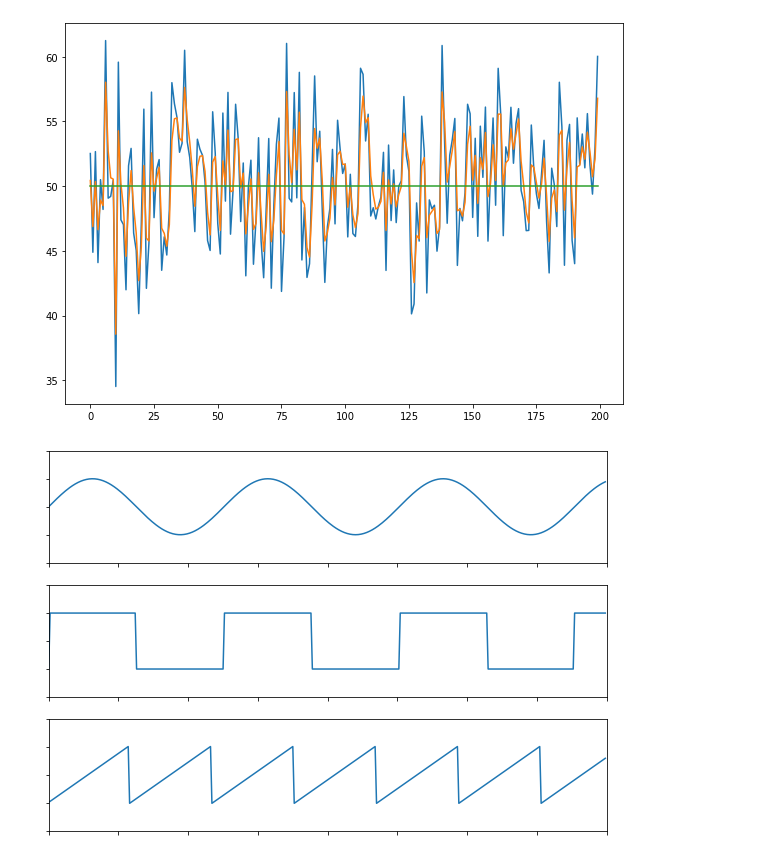
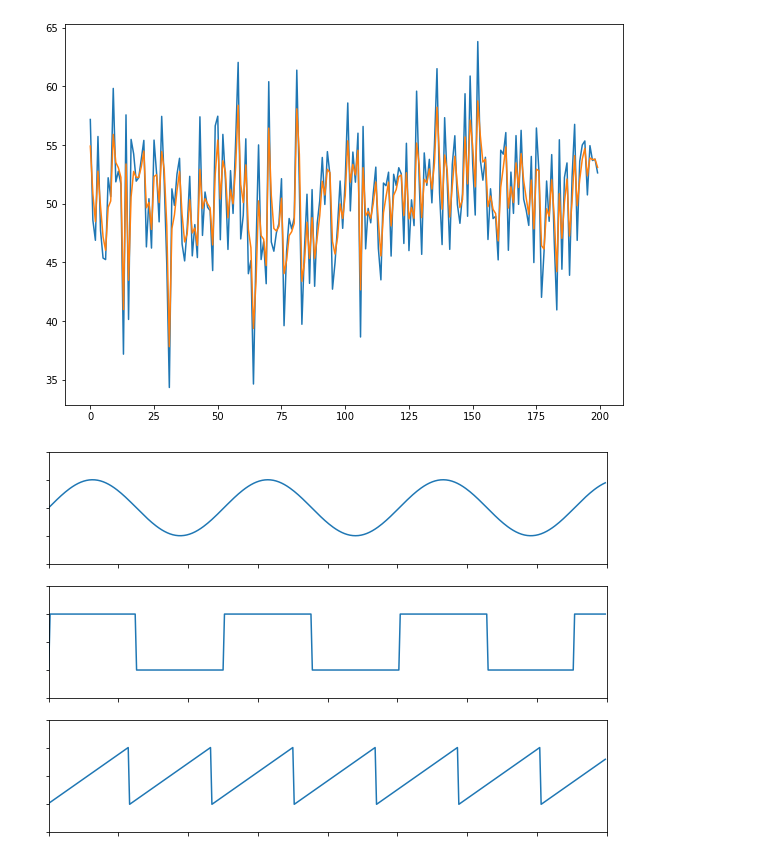
Before and after one commit to Snake9889/Tests, a Jupyter notebook: Kalman.ipynb, the cells around one changed output. Cells and saved outputs as stored; diff of their text form; code cells hidden in the pictures.

```diff
--- a/Kalman.ipynb
+++ b/Kalman.ipynb
@@ -41,21 +41,22 @@ def kalman(ADC_Value):
     return kalman_adc
 # %%
 array = np.array([50]*200)
+figsize = [10, 7]
 
 s = np.random.normal(0, 5, 200)
 
 test_array = array + s
 plt.figure(figsize=figsize)
 plt.plot(test_array)
 adc=[]
 for i in range(200):
     adc.append(kalman(test_array[i]))
 
 plt.plot(adc)
-plt.plot(array)
+#plt.plot(array)
 plt.show()
 # %% [output]
-[figure, old version]
+[figure, new version]
 # %%
 # Creating arrays with graphic
 resolution = 20
```
Also changed, not shown: parts of 1 cell of this notebook, 2 other files.
